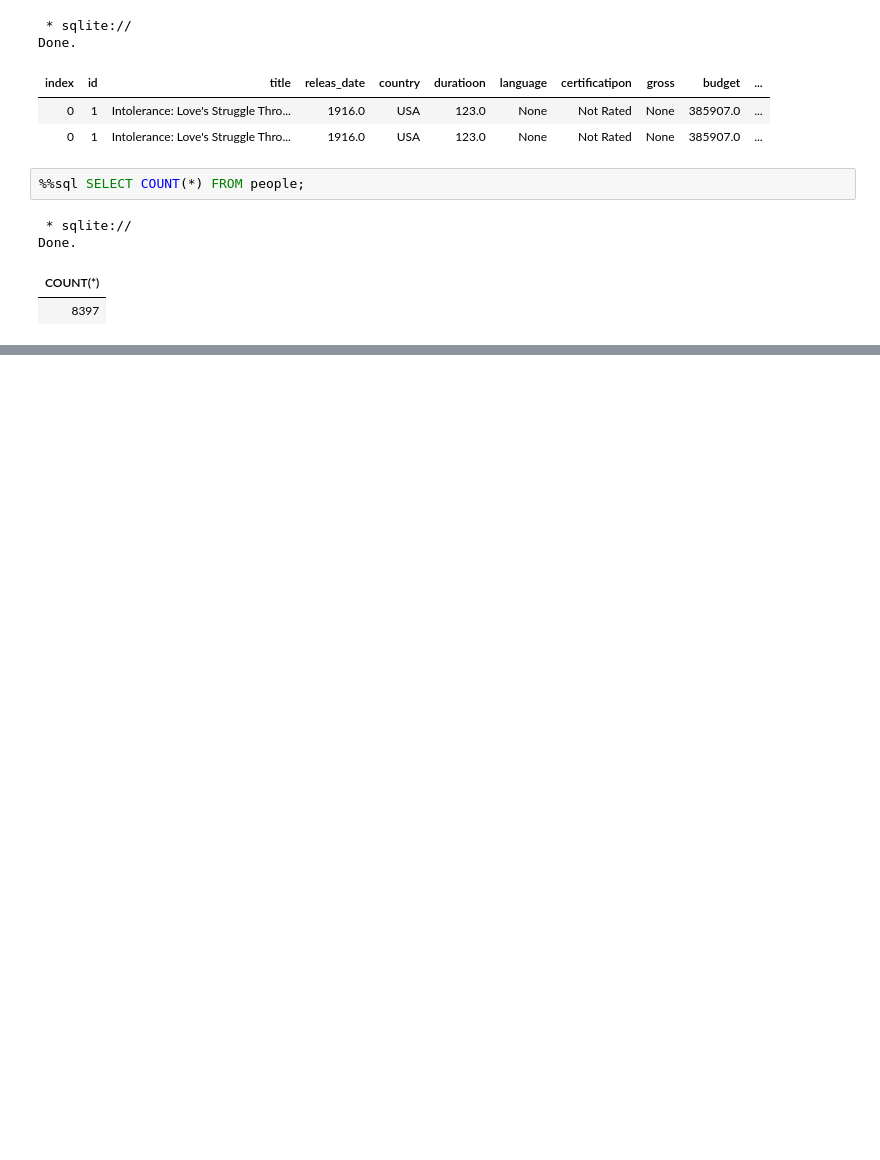
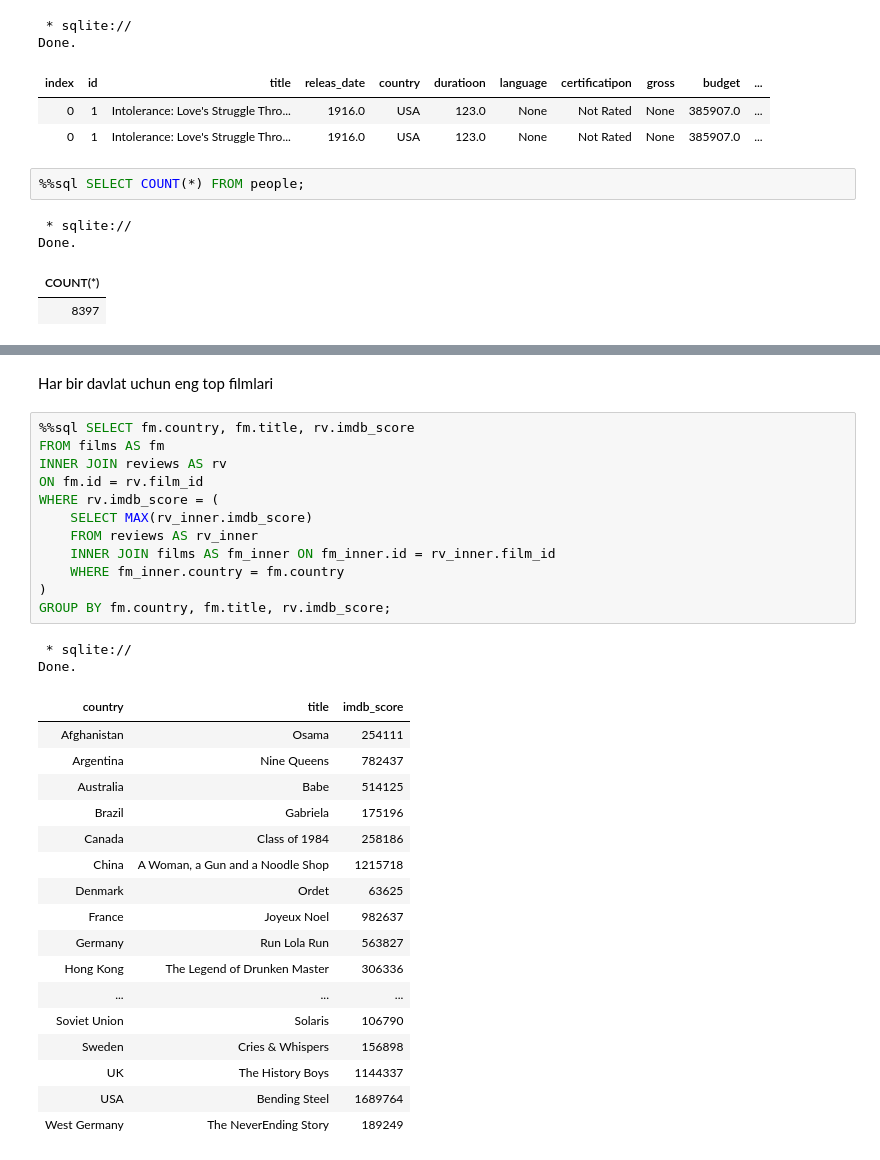
Before and after one commit to UznetDev/Data-science-home-work, a Jupyter notebook: 16_Avg_2024_home_work.ipynb, the cells around one changed output, grey strips where cells are left out. Saved outputs shown, nothing was run; the diff lists cells and outputs as text; blank space fills up the shorter version.

```diff
--- a/16_Avg_2024_home_work.ipynb
+++ b/16_Avg_2024_home_work.ipynb
@@ -233,0 +344,34 @@ Done.
+# %% [markdown]
+Har bir davlat uchun eng top filmlari
+# %%
+%%sql SELECT fm.country, fm.title, rv.imdb_score
+FROM films AS fm
+INNER JOIN reviews AS rv
+ON fm.id = rv.film_id
+WHERE rv.imdb_score = (
+    SELECT MAX(rv_inner.imdb_score)
+    FROM reviews AS rv_inner
+    INNER JOIN films AS fm_inner ON fm_inner.id = rv_inner.film_id
+    WHERE fm_inner.country = fm.country
+)
+GROUP BY fm.country, fm.title, rv.imdb_score;
+# %% [output]
+ * sqlite://
+Done.
+| country | title | imdb_score |
+| Afghanistan | Osama | 254111 |
+| Argentina | Nine Queens | 782437 |
+| Australia | Babe | 514125 |
+| Brazil | Gabriela | 175196 |
+| Canada | Class of 1984 | 258186 |
+| China | A Woman, a Gun and a Noodle Shop | 1215718 |
+| Denmark | Ordet | 63625 |
+| France | Joyeux Noel | 982637 |
+| Germany | Run Lola Run | 563827 |
+| Hong Kong | The Legend of Drunken Master | 306336 |
+| ... | ... | ... |
+| Soviet Union | Solaris | 106790 |
+| Sweden | Cries & Whispers | 156898 |
+| UK | The History Boys | 1144337 |
+| USA | Bending Steel | 1689764 |
+| West Germany | The NeverEnding Story | 189249 |
```
Also changed, not shown: parts of 32 cells of this notebook.
